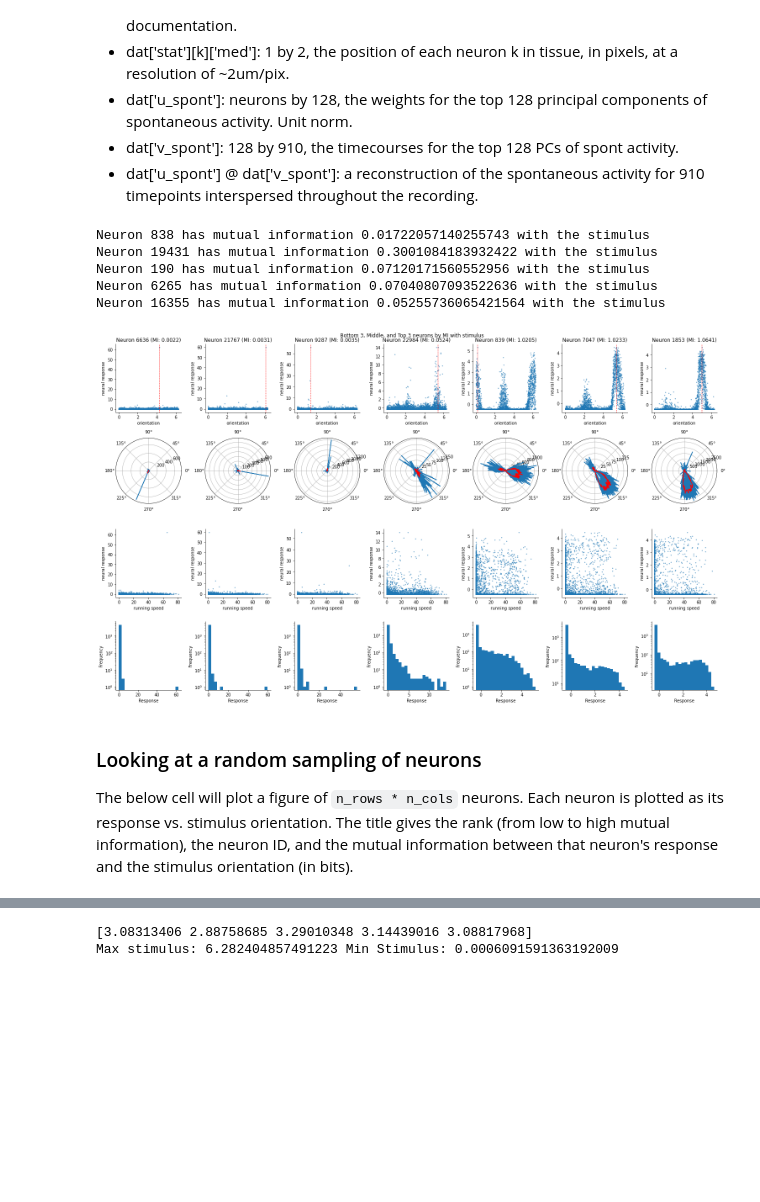
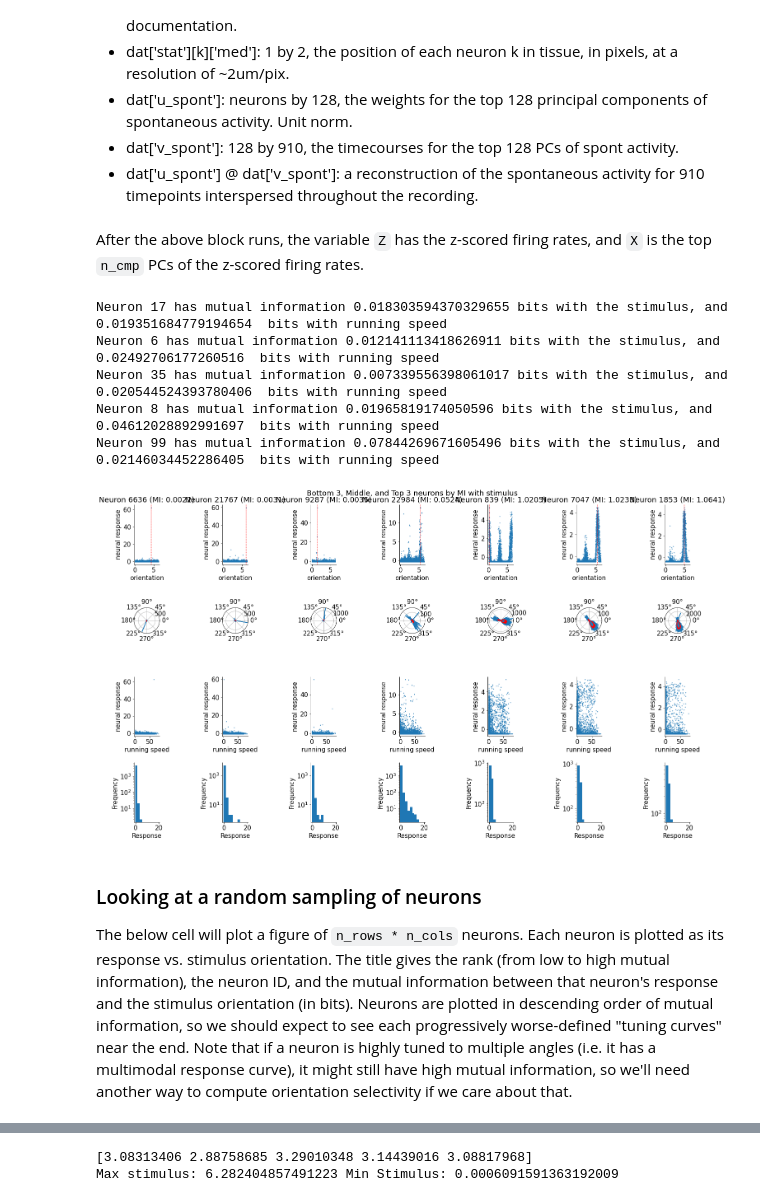
Before and after one commit to sekunder/NMA_Project, a Jupyter notebook: Orientation_Selectivity.ipynb, the cells around one changed output, grey strips where cells are left out. Cells and saved outputs as stored; diff of their text form; code cells hidden in the pictures; blank space fills up the shorter version.

Commit message:
added MI with running speed, more visualizations

```diff
--- a/Orientation_Selectivity.ipynb
+++ b/Orientation_Selectivity.ipynb
@@ -59,48 +60,60 @@ Z = zscore(dat['sresp'], axis=1)
 p = PCA(n_components = n_cmp)
 p.fit_transform(Z.T)
 X = p.components_@Z
+# %% [markdown]
+After the above block runs, the variable `Z` has the z-scored firing rates, and `X` is the top `n_cmp` PCs of the z-scored firing rates.
 # %%
 # Using mutual information between stimulus and response as a proxy for "orientation selectivity"
 
-MIRS = np.zeros(N_neurons)
+MI_Stimulus = np.zeros(N_neurons)
+MI_Running = np.zeros(N_neurons)
 HRS = np.zeros(N_neurons)
+
+favorite_neurons = [17, 6, 35, 8, 99]
 
 # hist_bins = 20
 R_bins = 10
 S_bins = 10
 P_S, S_bins = np.histogram(dat['istim'], density=True, bins=S_bins)
+P_speed, speed_bins = np.histogram(dat['run'], density=True, bins=S_bins)
 # print(P_S)
 for neuron in range(N_neurons):
   P_R, R_bins = np.histogram(Z[neuron, :], density=True, bins=R_bins)
+
   P_RS, RS_R_bins, RS_S_bins = np.histogram2d(Z[neuron, :], dat['istim'],
                                               bins=[R_bins, S_bins], density=True)
-  # valid_x, valid_y = np.where(P_RS!=0)
   P_R_P_S = np.outer(P_R, P_S)
-  summands_MI = (P_RS * np.log2(P_RS / P_R_P_S, out=np.zeros_like(P_RS), where=P_R_P_S!=0))
-  # MIRS[neuron] = np.sum(np.where(~np.isnan(summands_MI)))
-  MIRS[neuron] = np.sum(summands_MI, where=~np.isnan(summands_MI))
+  summands_MI = P_RS * np.log2(P_RS / P_R_P_S, out=np.zeros_like(P_RS), where=P_R_P_S!=0)
+  # MI_Stimulus[neuron] = np.sum(np.where(~np.isnan(summands_MI)))
+  MI_Stimulus[neuron] = np.sum(summands_MI, where=~np.isnan(summands_MI))
 
-for neuron, mi in zip(favorite_neurons, MIRS[favorite_neurons]):
-  print("Neuron",neuron,"has mutual information",mi,"with the stimulus")
+  P_R_P_Sp = np.outer(P_R, P_speed)
+  P_RSp, RSp_R_bins, RSp_Sp_bins = np.histogram2d(Z[neuron,:], dat['run'],
+                                                  bins=[R_bins,S_bins], density=True)
+  summands_MIsp = P_RSp * np.log2(P_RSp / P_R_P_Sp, out=np.zeros_like(P_RSp), where=P_R_P_Sp!=0)
+  MI_Running[neuron] = np.sum(summands_MIsp, where=~np.isnan(summands_MIsp))
+
+for neuron, mi, misp in zip(favorite_neurons, MI_Stimulus[favorite_neurons], MI_Running[favorite_neurons]):
+  print("Neuron",neuron,"has mutual information",mi,"bits with the stimulus, and ",misp," bits with running speed")
 # %% [output]
-Neuron 838 has mutual information 0.01722057140255743 with the stimulus
-Neuron 19431 has mutual information 0.3001084183932422 with the stimulus
-Neuron 190 has mutual information 0.07120171560552956 with the stimulus
-Neuron 6265 has mutual information 0.07040807093522636 with the stimulus
-Neuron 16355 has mutual information 0.05255736065421564 with the stimulus
+Neuron 17 has mutual information 0.018303594370329655 bits with the stimulus, and  0.019351684779194654  bits with running speed
+Neuron 6 has mutual information 0.012141113418626911 bits with the stimulus, and  0.02492706177260516  bits with running speed
+Neuron 35 has mutual information 0.007339556398061017 bits with the stimulus, and  0.020544524393780406  bits with running speed
+Neuron 8 has mutual information 0.01965819174050596 bits with the stimulus, and  0.04612028892991697  bits with running speed
+Neuron 99 has mutual information 0.07844269671605496 bits with the stimulus, and  0.02146034452286405  bits with running speed
 # %%
 # Starting to play around with individual neuron tuning.
 # Ideally, we can find some way to characterize neurons by how "selective" they are
 # for orientation, since that's a simple thing to compare between stimuli.
 from scipy.ndimage import gaussian_filter1d
 
-fig_rows = 5
+fig_rows = 4
 
 R = dat['sresp']
 isort = np.argsort(dat['istim'])
 R_sorted = R[:,isort]
 
-MI_sort_idx = np.argsort(MIRS)
+MI_sort_idx = np.argsort(MI_Stimulus)
 
 
 O = R @ dat['istim'] / R.sum(axis=1)
@@ -115,40 +128,40 @@ for i, n in enumerate(favorite_neurons):
   row = 0
   ax = plt.subplot(fig_rows,len(favorite_neurons),i+1 + row * len(favorite_neurons))
   plt.scatter(dat['istim'], Z[n,:], s=1)
   # plt.axvline(O[n], c='red', linestyle=':')
   plt.axvline(dat['istim'][np.argmax(Z[n, :])], c='red', linestyle=':')
-  ax.set(xlabel = 'orientation', ylabel = 'neural response', title='Neuron %d (MI: %.4f)'%(n,MIRS[n]))
+  ax.set(xlabel = 'orientation', ylabel = 'neural response', title='Neuron %d (MI: %.4f)'%(n,MI_Stimulus[n]))
 
   row += 1
   ax = plt.subplot(fig_rows,len(favorite_neurons), i+1 + len(favorite_neurons), polar=True)
   plt.polar(sorted(dat['istim']), R_sorted[n,:])
   filtered = gaussian_filter1d(R_sorted[n,:], 5)
   plt.polar(sorted(dat['istim']), filtered, c="red")
   # ax.set(xlabel="orientation", ylabel="response")
 
   # row += 1
   # ax = plt.subplot(fig_rows, len(favorite_neurons), i + 1 + row * len(favorite_neurons))
   # P_RS, RS_R_bins, RS_S_bins = np.histogram2d(Z[neuron, :], dat['istim'],
   #                                             bins=[R_bins, S_bins], density=True)
   # plt.imshow(P_RS)
 
   row += 1
   ax = plt.subplot(fig_rows, len(favorite_neurons), i+1 + row*len(favorite_neurons))
   plt.scatter(dat['run'], Z[n,:], s=1)
   ax.set(xlabel = 'running speed', ylabel='neural response')
 
   row += 1
   ax = plt.subplot(fig_rows, len(favorite_neurons), i + 1 + row*len(favorite_neurons))
-  plt.hist(Z[n,:], bins=hist_bins)
+  plt.hist(Z[n,:], bins=R_bins)
   ax.set(xlabel="Response", ylabel="Frequency", yscale="log")
 
   plt.suptitle('Bottom 3, Middle, and Top 3 neurons by MI with stimulus', y=1)
 # %% [output]
-[figure, old version]
+[figure, new version]
 # %% [markdown]
 ### Looking at a random sampling of neurons
 
-The below cell will plot a figure of `n_rows * n_cols` neurons. Each neuron is plotted as its response vs. stimulus orientation. The title gives the rank (from low to high mutual information), the neuron ID, and the mutual information between that neuron's response and the stimulus orientation (in bits).
+The below cell will plot a figure of `n_rows * n_cols` neurons. Each neuron is plotted as its response vs. stimulus orientation. The title gives the rank (from low to high mutual information), the neuron ID, and the mutual information between that neuron's response and the stimulus orientation (in bits). Neurons are plotted in descending order of mutual information, so we should expect to see each progressively worse-defined "tuning curves" near the end. Note that if a neuron is highly tuned to multiple angles (i.e. it has a multimodal response curve), it might still have high mutual information, so we'll need another way to compute orientation selectivity if we care about that.
 # %%
 # let's look at a random sampling of neurons
 
```
Also changed, not shown: parts of 3 cells of this notebook.
